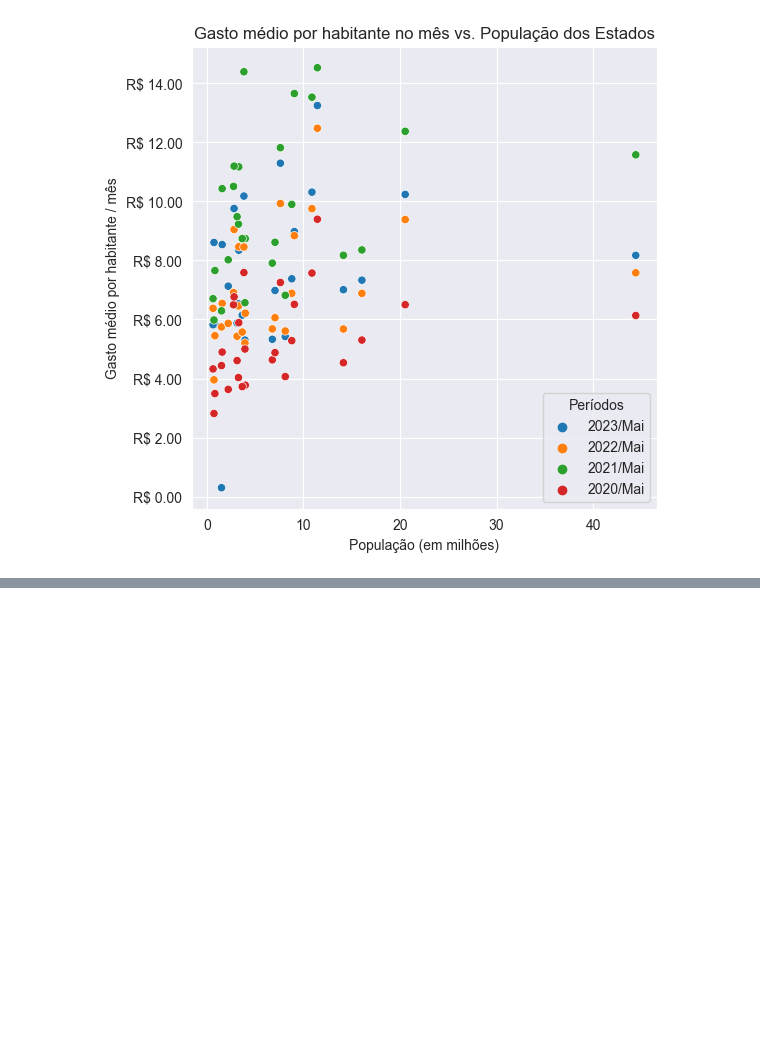
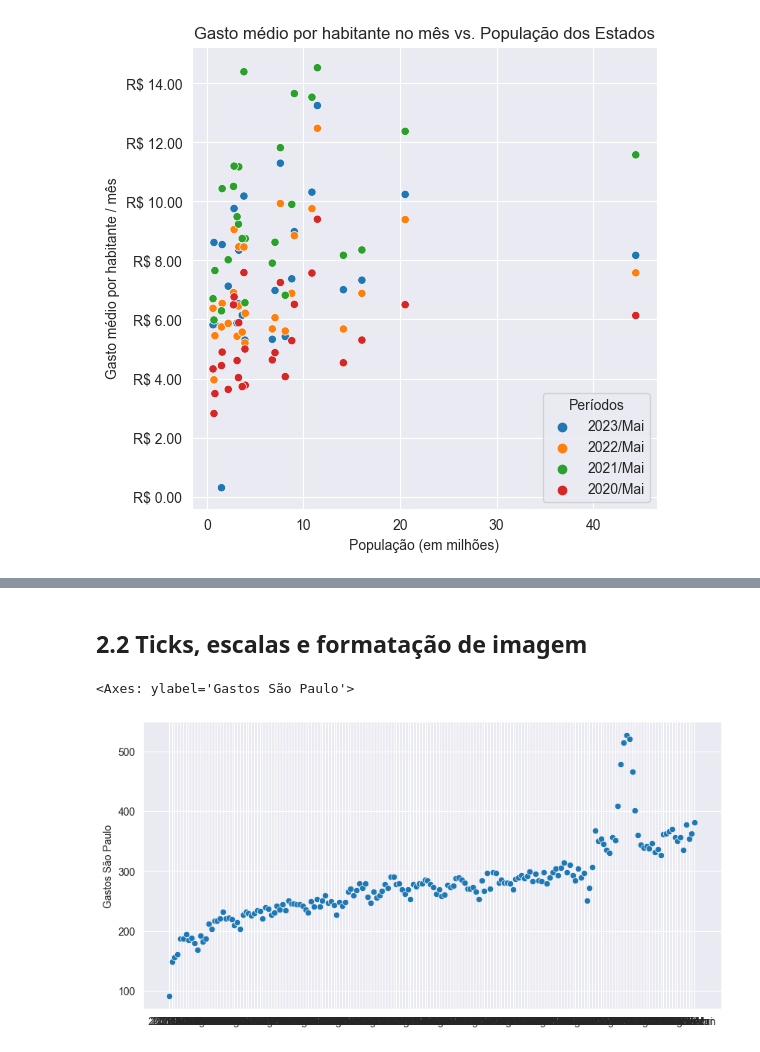
Before and after one commit to z-fab/postech-data-analytics, a Jupyter notebook: f1-data-analysis/m2-visualizacao-dados/producao_hospitalar_v2.ipynb, the cells around one changed output, grey strips where cells are left out. Cells and saved outputs as stored; diff of their text form; code cells hidden in the pictures; blank space fills up the shorter version.

Commit message:
Iniciando Aula 3 - Ticks, escalas e formatação de imagem

```diff
--- a/f1-data-analysis/m2-visualizacao-dados/producao_hospitalar_v2.ipynb
+++ b/f1-data-analysis/m2-visualizacao-dados/producao_hospitalar_v2.ipynb
@@ -303,0 +282,19 @@ shape: (27, 192)
+# %% [markdown]
+## 2.2 Ticks, escalas e formatação de imagem
+# %%
+df_aux = (df2.filter(
+        pl.col('uf') == 'São Paulo'
+    )
+    .select(
+        pl.col('*').exclude('index', 'uf', 'pop', 'regiao', 'total', 'total_per_capita_media')
+    )
+)
+
+plt.figure(figsize=(10, 5))
+sns.scatterplot(
+    y = df_aux.transpose(column_names=['Gastos São Paulo']).to_series()/1_000_000,
+    x=df_aux.columns
+)
+# %% [output]
+<Axes: ylabel='Gastos São Paulo'>
+[figure, added]
```
Also changed, not shown: parts of 2 cells of this notebook.
